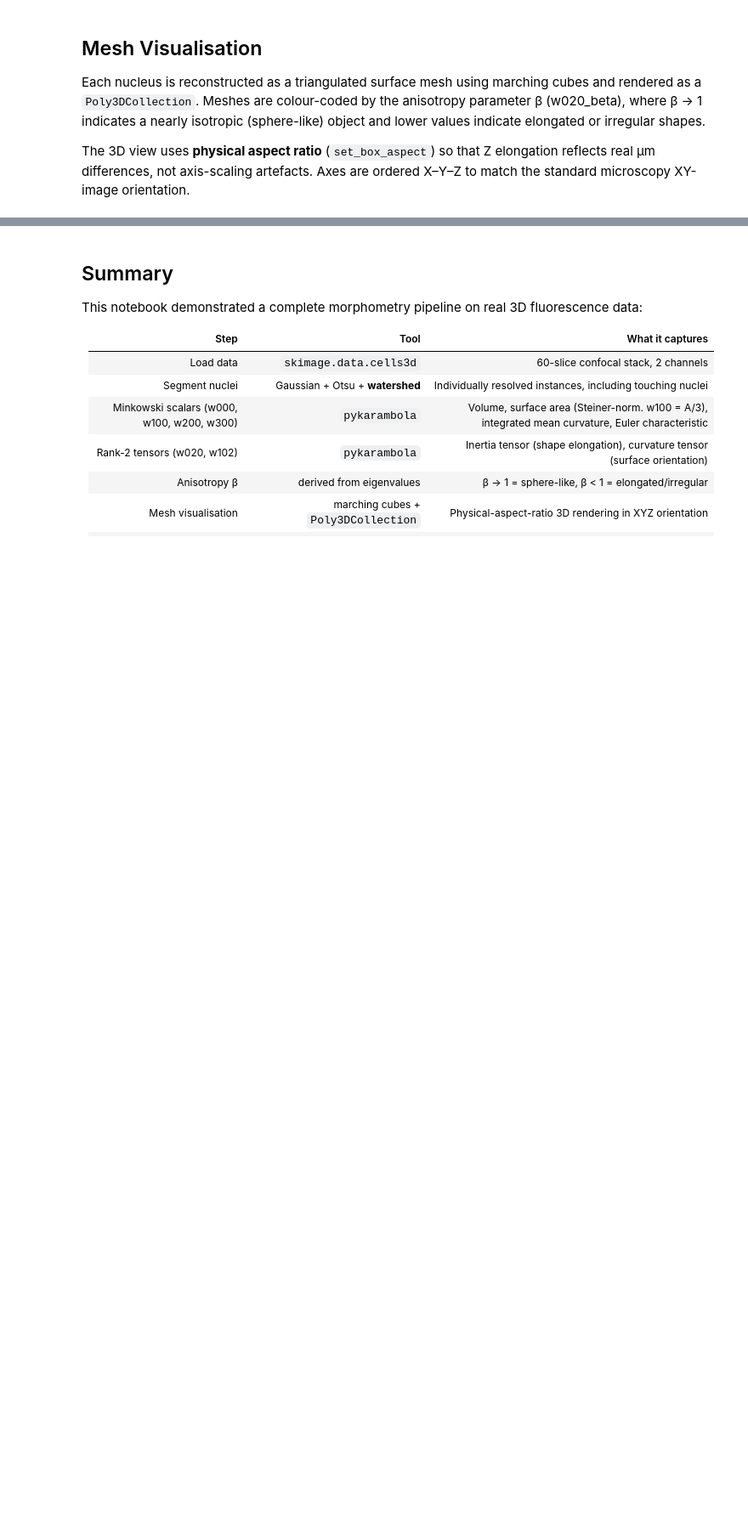
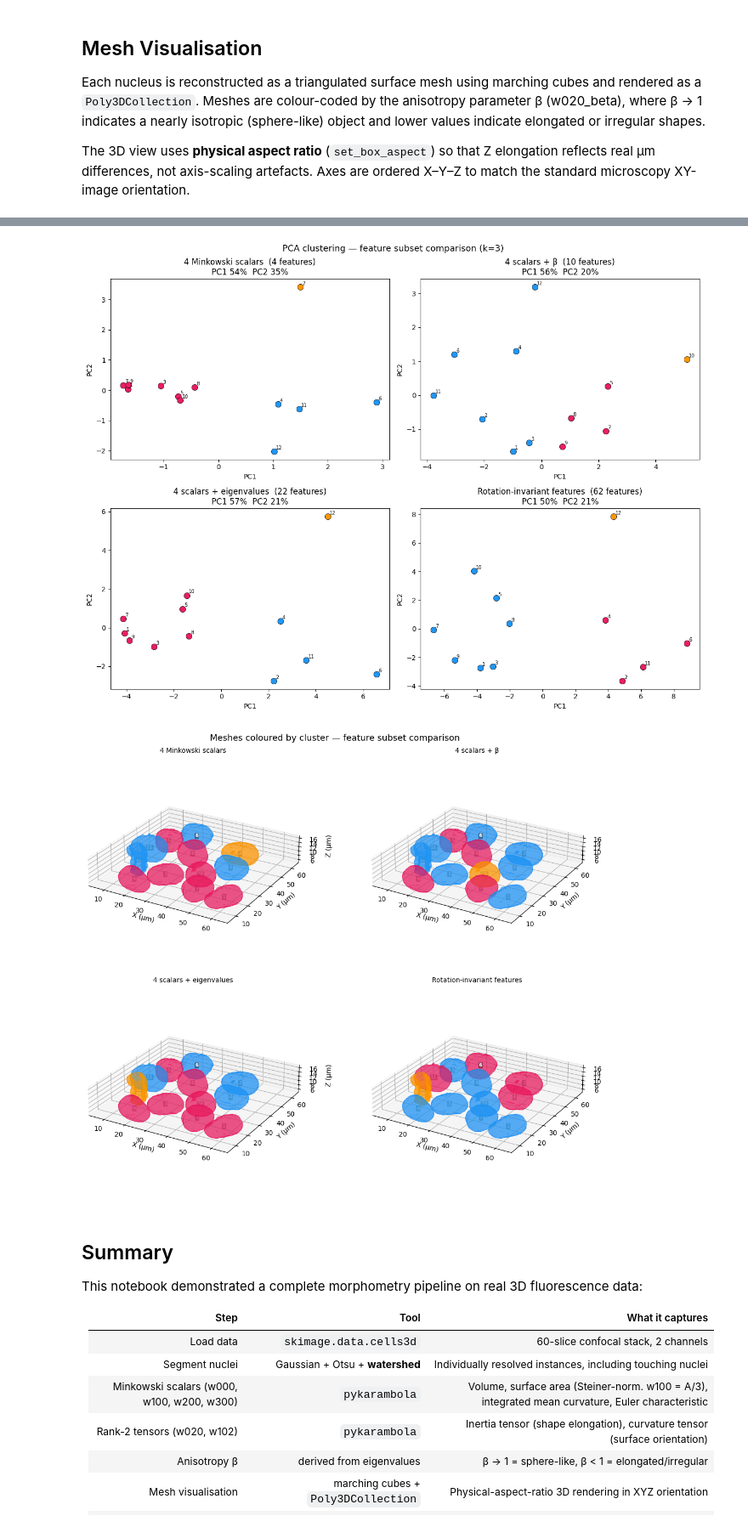
Before and after one commit to Ishihara-SynthMorph/pykarambola, a Jupyter notebook: examples/segmentation_to_tensors.ipynb, the cells around one changed output, grey strips where cells are left out. Shown at 85% size. Saved outputs shown, nothing was run; the diff lists cells and outputs as text; code cells hidden in the pictures; blank space fills up the shorter version.

Commit message:
Add nucleus labels to comparison meshes, fix ptp() deprecation, physical scaling
Co-Authored-By: Claude Sonnet 4.6 <noreply@anthropic.com>

```diff
--- a/examples/segmentation_to_tensors.ipynb
+++ b/examples/segmentation_to_tensors.ipynb
@@ -290,35 +300,82 @@ for mode in ('scalars', 'betas', 'eigvals', 'full'):
 # %%
 # ── Feature-subset comparison ─────────────────────────────────────────────────
 # Show how PCA separation changes as we add richer shape descriptors.
-# Each subplot uses k=2 Agglomerative Clustering so the comparison is fair.
+# Each subplot uses k=3 Agglomerative Clustering so the comparison is fair.
 subsets = [
     ('scalars',  '4 Minkowski scalars'),
     ('betas',    '4 scalars + β'),
     ('eigvals',  '4 scalars + eigenvalues'),
-    ('full',     'Full feature set'),
+    ('full',     'Rotation-invariant features'),
 ]
+colors_cmp = {0: '#2196F3', 1: '#E91E63', 2: '#FF9800'}
 
+# ── PCA plots ─────────────────────────────────────────────────────────────────
+subset_clusters = {}   # save cluster assignments for mesh plots below
 fig, axes = plt.subplots(2, 2, figsize=(13, 10))
 for ax, (mode, title) in zip(axes.flat, subsets):
     X, _ = build_feature_matrix(results, labels_sorted, mode)
     X_sc = StandardScaler().fit_transform(X)
     pca_c = PCA(n_components=2)
     Xp = pca_c.fit_transform(X_sc)
-    agg_c = AgglomerativeClustering(n_clusters=2, linkage='complete')
+    agg_c = AgglomerativeClustering(n_clusters=3, linkage='complete')
     cl = agg_c.fit_predict(Xp)
-    colors_c = {0: '#2196F3', 1: '#E91E63'}
-    for c in (0, 1):
+    subset_clusters[mode] = cl
+    for c in np.unique(cl):
         idx = cl == c
-        ax.scatter(Xp[idx, 0], Xp[idx, 1], color=colors_c[c],
+        ax.scatter(Xp[idx, 0], Xp[idx, 1], color=colors_cmp[c],
                    s=80, edgecolors='k', linewidths=0.5)
     for i, lbl in enumerate(labels_sorted):
         ax.annotate(str(lbl), (Xp[i, 0], Xp[i, 1]),
                     fontsize=7, xytext=(3, 3), textcoords='offset points')
     ax.set_title(f'{title}  ({X.shape[1]} features)\n'
                  f'PC1 {pca_c.explained_variance_ratio_[0]*100:.0f}%  '
                  f'PC2 {pca_c.explained_variance_ratio_[1]*100:.0f}%')
     ax.set_xlabel('PC1'); ax.set_ylabel('PC2')
 
-plt.suptitle('PCA clustering — feature subset comparison (k=2)', fontsize=13)
+plt.suptitle('PCA clustering — feature subset comparison (k=3)', fontsize=13)
 plt.tight_layout()
 plt.show()
+
+# ── Mesh plots for each subset ────────────────────────────────────────────────
+# Pre-compute meshes once
+meshes = {}
+for lbl in labels_sorted:
+    mask = (label_image == lbl).astype(np.float32)
+    verts, faces, _, _ = measure.marching_cubes(mask, level=0.5, spacing=SPACING)
+    meshes[lbl] = (verts[:, [2, 1, 0]], faces)   # ZYX → XYZ
+
+# Compute global axis ranges once so all 4 panels share the same scale
+all_verts_global = np.vstack([v for v, _ in meshes.values()])
+x_range = all_verts_global[:, 0].max() - all_verts_global[:, 0].min()
+y_range = all_verts_global[:, 1].max() - all_verts_global[:, 1].min()
+z_range = all_verts_global[:, 2].max() - all_verts_global[:, 2].min()
+
+fig2, axes2 = plt.subplots(2, 2, figsize=(13, 10),
+                            subplot_kw={'projection': '3d'})
+for ax, (mode, title) in zip(axes2.flat, subsets):
+    cl = subset_clusters[mode]
+    for lbl in labels_sorted:
+        verts_xyz, faces = meshes[lbl]
+        c = cl[labels_sorted.index(lbl)]
+        ax.add_collection3d(
+            Poly3DCollection(verts_xyz[faces], alpha=0.6,
+                             facecolor=colors_cmp[c], edgecolor='none'))
+        cx, cy, cz = verts_xyz.mean(axis=0)
+        ax.text(cx, cy, cz, str(lbl), fontsize=7, fontweight='bold',
+                ha='center', va='center', color='white',
+                bbox=dict(boxstyle='round,pad=0.1', facecolor='black',
+                          alpha=0.4, linewidth=0))
+    ax.set_xlim(all_verts_global[:, 0].min(), all_verts_global[:, 0].max())
+    ax.set_ylim(all_verts_global[:, 1].min(), all_verts_global[:, 1].max())
+    ax.set_zlim(all_verts_global[:, 2].min(), all_verts_global[:, 2].max())
+    ax.set_box_aspect([x_range, y_range, z_range])   # physical aspect ratio
+    ax.set_title(title, fontsize=10)
+    ax.set_xlabel('X (µm)'); ax.set_ylabel('Y (µm)'); ax.set_zlabel('Z (µm)')
+    ax.view_init(elev=25, azim=-60)
+
+plt.suptitle('Meshes coloured by cluster — feature subset comparison', fontsize=13)
+plt.tight_layout()
+plt.show()
+# %% [output]
+[figure, added]
+[figure, added]
```
Also changed, not shown: parts of 7 cells of this notebook.
